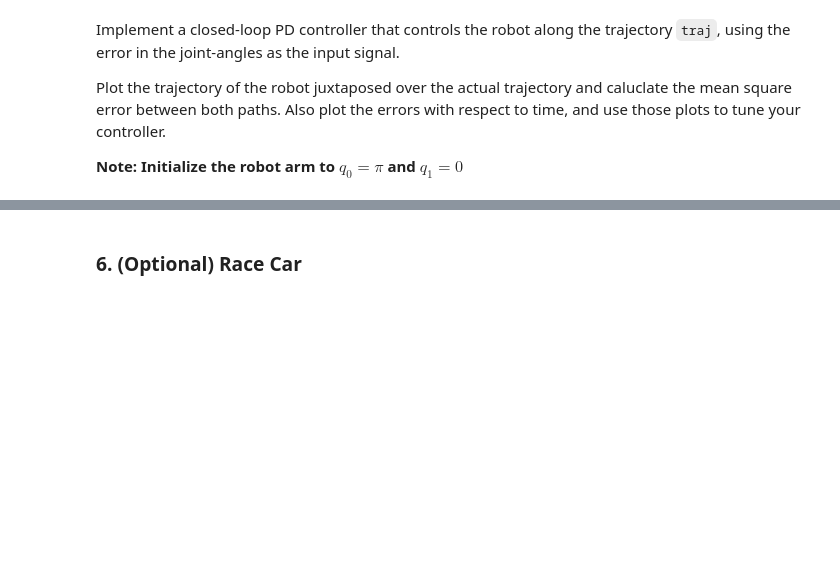
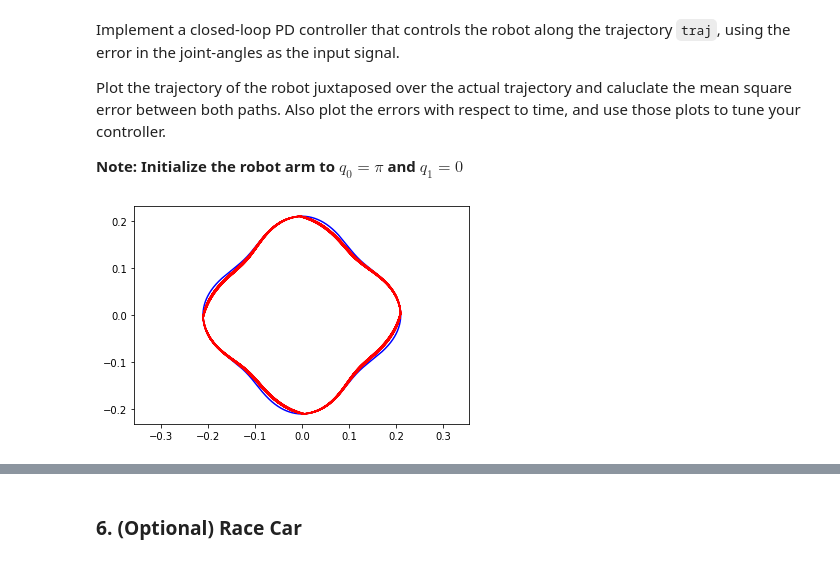
Before and after one commit to MauriceChiu7/PURG-CS-593-ROB, a Jupyter notebook: Assignment2/Assignment2.ipynb, the cells around one changed output, grey strips where cells are left out. Cells and saved outputs as stored; diff of their text form; code cells hidden in the pictures; blank space fills up the shorter version.

```diff
--- a/Assignment2/Assignment2.ipynb
+++ b/Assignment2/Assignment2.ipynb
@@ -282,7 +313,8 @@ def getIK(current_position, target_position, current_state):
     j = getJacobian(q0, q1)
     pinvj = np.linalg.pinv(j)
 
-    target_state = np.dot(pinvj, (target_position - current_position))
+    delta_state = np.dot(pinvj, (target_position - current_position))
+    target_state = current_state + delta_state
 
     return target_state
     # raise NotImplementedError
@@ -311,0 +375,77 @@ Plot the trajectory of the robot juxtaposed over the actual trajectory and caluc
+# %%
+# Write your script here.
+
+# Resetting q0 to pi and q1 to 0
+env.unwrapped.robot.central_joint.reset_position(np.pi, 0) # reset_position(position, velocity)
+env.unwrapped.robot.elbow_joint.reset_position(0, 0)
+
+# PD controller gains (kp=0.8125 works ok)
+# 1 Good combo
+# kp = 10
+# kd = 30
+
+# 2
+kp = 10
+kd = 30
+
+prev_err = np.array([0., 0.]);
+
+errors_q0 = []
+errors_q1 = []
+
+actual_x = []
+actual_y = []
+
+for step in range(len(traj)):
+    # get current joint state
+    q0, q0_dot = env.unwrapped.robot.central_joint.current_position()
+    q1, q1_dot = env.unwrapped.robot.elbow_joint.current_position()
+    curr_state = np.array([q0, q1])
+
+    # get end effector's current position
+    curr_pos = getForwardModel(q0, q1);
+    actual_x.append(curr_pos[0])
+    actual_y.append(curr_pos[1])
+
+    # get effector's target position
+    targ_pos = traj[step]
+
+    err = np.array([np.inf, np.inf])
+
+    while err[0] > 0.001 and err[1] > 0.001:
+        targ_state = getIK(curr_pos, targ_pos, curr_state)
+        err = targ_state - curr_state
+        # print(err)
+
+    # error based on difference in joint angles
+    errors_q0.append(err[0])
+    errors_q1.append(err[1])
+
+    # PD controller
+    # print(f"step:       {step}")
+    # print(f"err:        {err}")
+    # print(f"prev_err:   {prev_err}")
+    # print(f"force:      {force}")
+    force = kp * err + kd * (err - prev_err)
+
+    prev_err = err
+
+    env.step(force)
+
+plt.plot(x, y, 'b', actual_x, actual_y, 'r')
+plt.axis('equal')
+plt.savefig('arm_traj_ik.png')
+plt.show()
+plt.clf()
+
+mse_x = np.square(np.subtract(x, actual_x)).mean()
+mse_y = np.square(np.subtract(y, actual_y)).mean()
+print(f"mse_x: {mse_x}")
+print(f"mse_y: {mse_y}")
+
+plt.plot(np.arange(0, len(errors_q0)), errors_q0, 'b', np.arange(0, len(errors_q1)), errors_q1, 'r')
+plt.savefig('err_v_iter_ik.png')
+plt.show()
+plt.clf()
+# %% [output]
+[figure, added]
```
Also changed, not shown: parts of 13 cells of this notebook, 7 other files.
